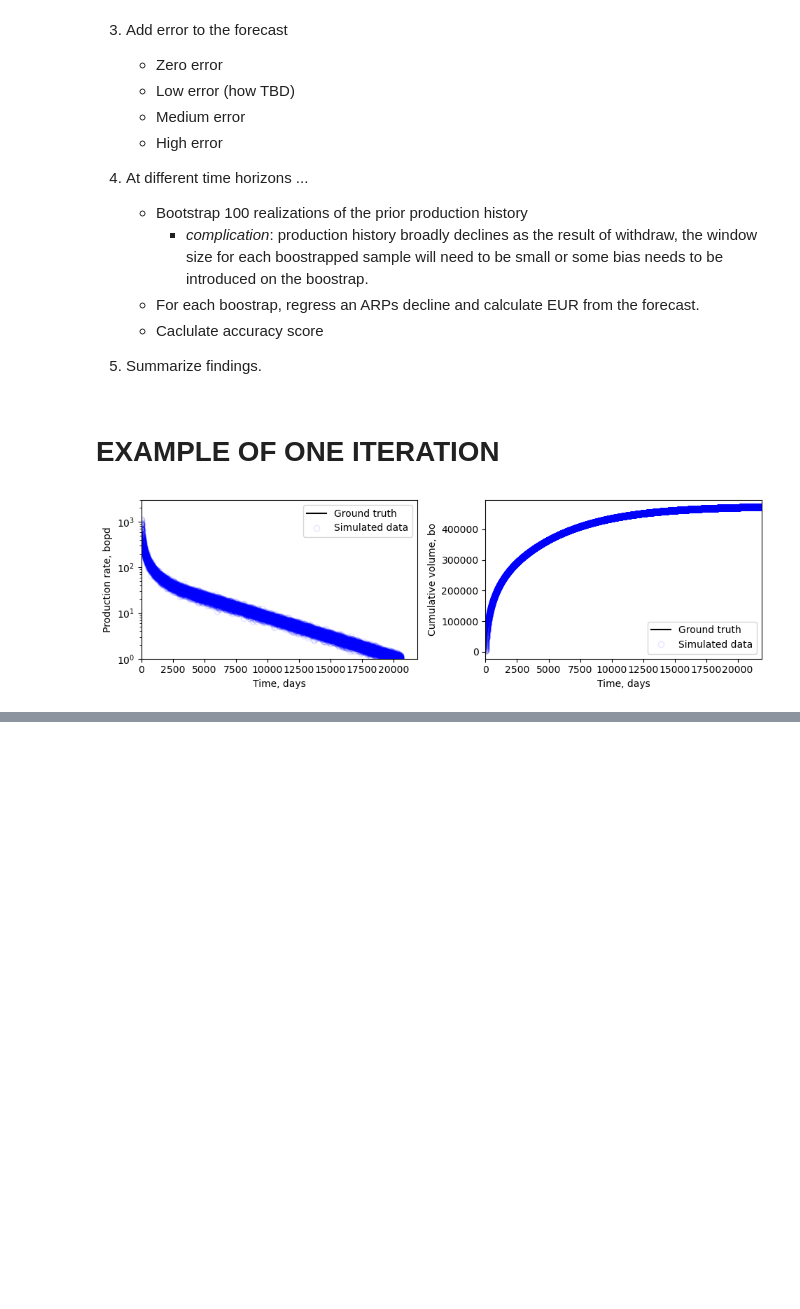
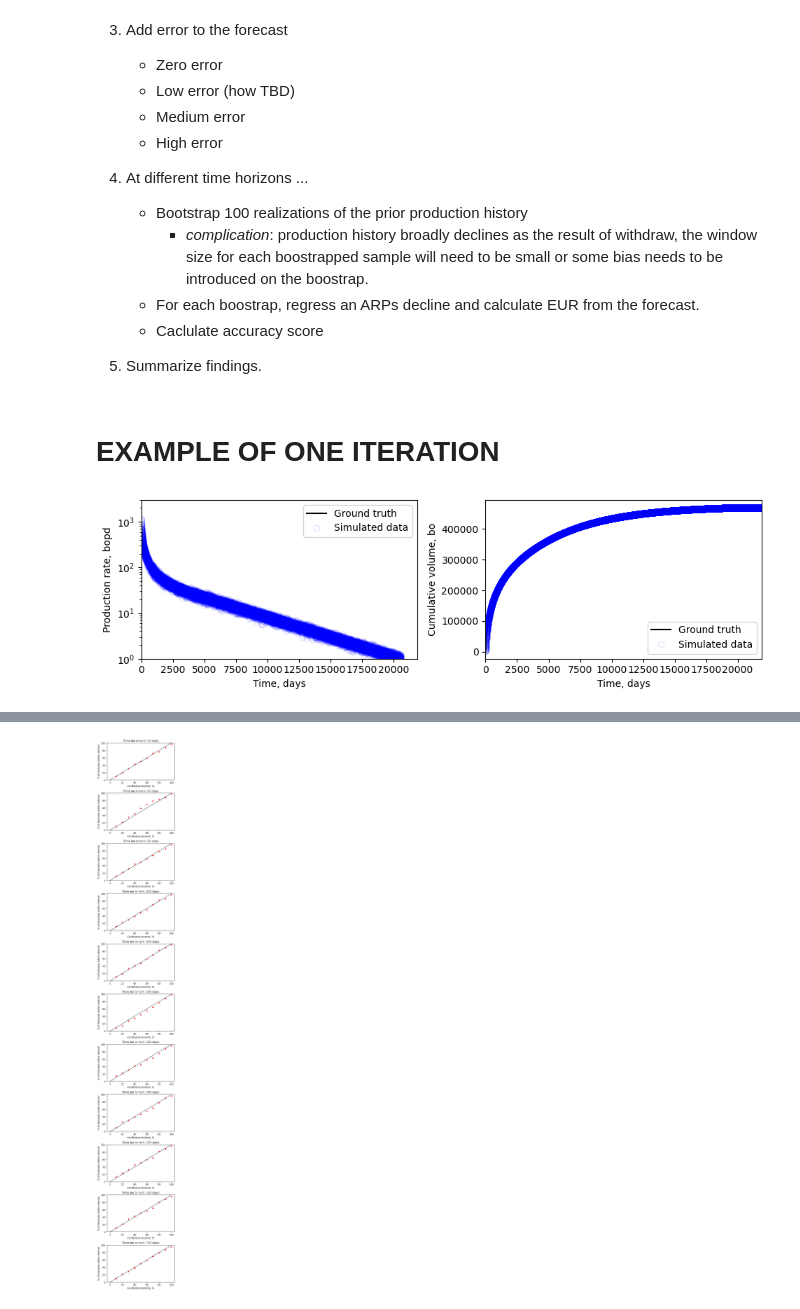
Before and after one commit to rmcguigan/PGE_RESEARCH, a Jupyter notebook: SP24_Research/SP24research_problem_statement.ipynb, the cells around one changed output, grey strips where cells are left out. Drawn from its saved outputs; the diff is of its cells as text; code cells hidden in the pictures; blank space fills up the shorter version.

```diff
--- a/SP24_Research/SP24research_problem_statement.ipynb
+++ b/SP24_Research/SP24research_problem_statement.ipynb
@@ -318,0 +354,21 @@ ImportError: Missing optional dependency 'openpyxl'.  Use pip or conda to instal
+# %%
+# reshape the score array to [time_increments, confidence_intervals, well_objects]
+transposed_score_array = np.transpose(score_array, (2,1,0))
+# convert the score arrays to a percentage score fore each confidence interval
+# output array is [time_increments, pct_score_by_confidence_interval]
+percentage_scores = np.sum(np.transpose(score_array, (2,1,0)), axis=2) / transposed_score_array.shape[2]
+# %%
+# plot summary scores for each time increment
+confidence_intervals = forecast_parameters.well_objects.iloc[0].confidence_intervals
+
+fig, axs = plt.subplots(nrows=max_windows-1, ncols=1, figsize=(golden_ratio * 3, (max_windows-1) * 3))
+
+for i in range(0, max_windows-1):
+    sns.scatterplot(x=np.array(confidence_intervals) * 2, y=percentage_scores[i, :] * 100, color='r', ax=axs[i])
+    axs[i].plot((0,100), (0,100), 'k--')
+    axs[i].set(title=f'Time increment: {(i+1) * time_increment} days', xlabel='Confidence interval, %',
+               ylabel='% of forecasts within interval', ylim=(0,100))
+
+plt.tight_layout(); plt.show()
+# %% [output]
+[figure, added]
```
Also changed, not shown: parts of 12 cells of this notebook.
